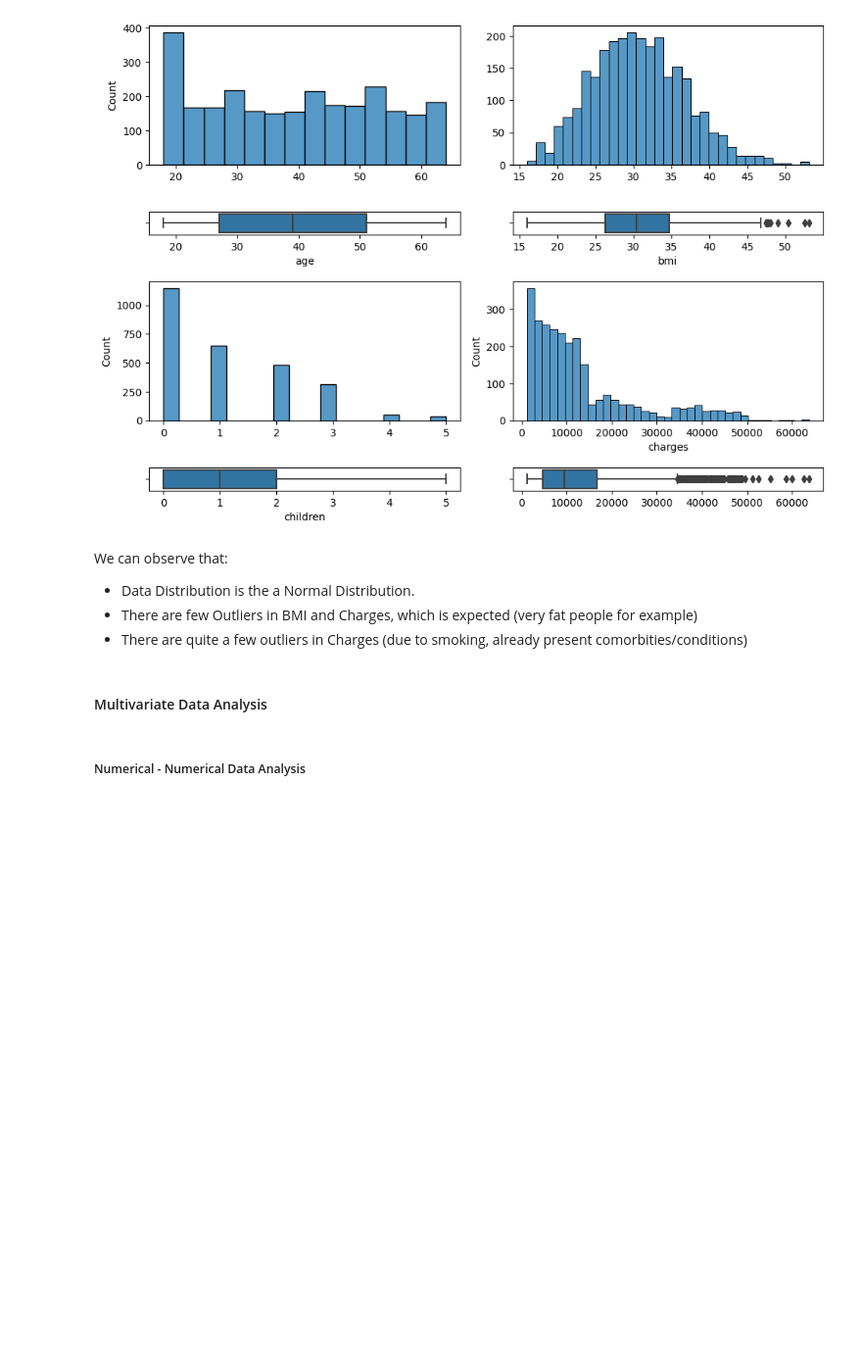
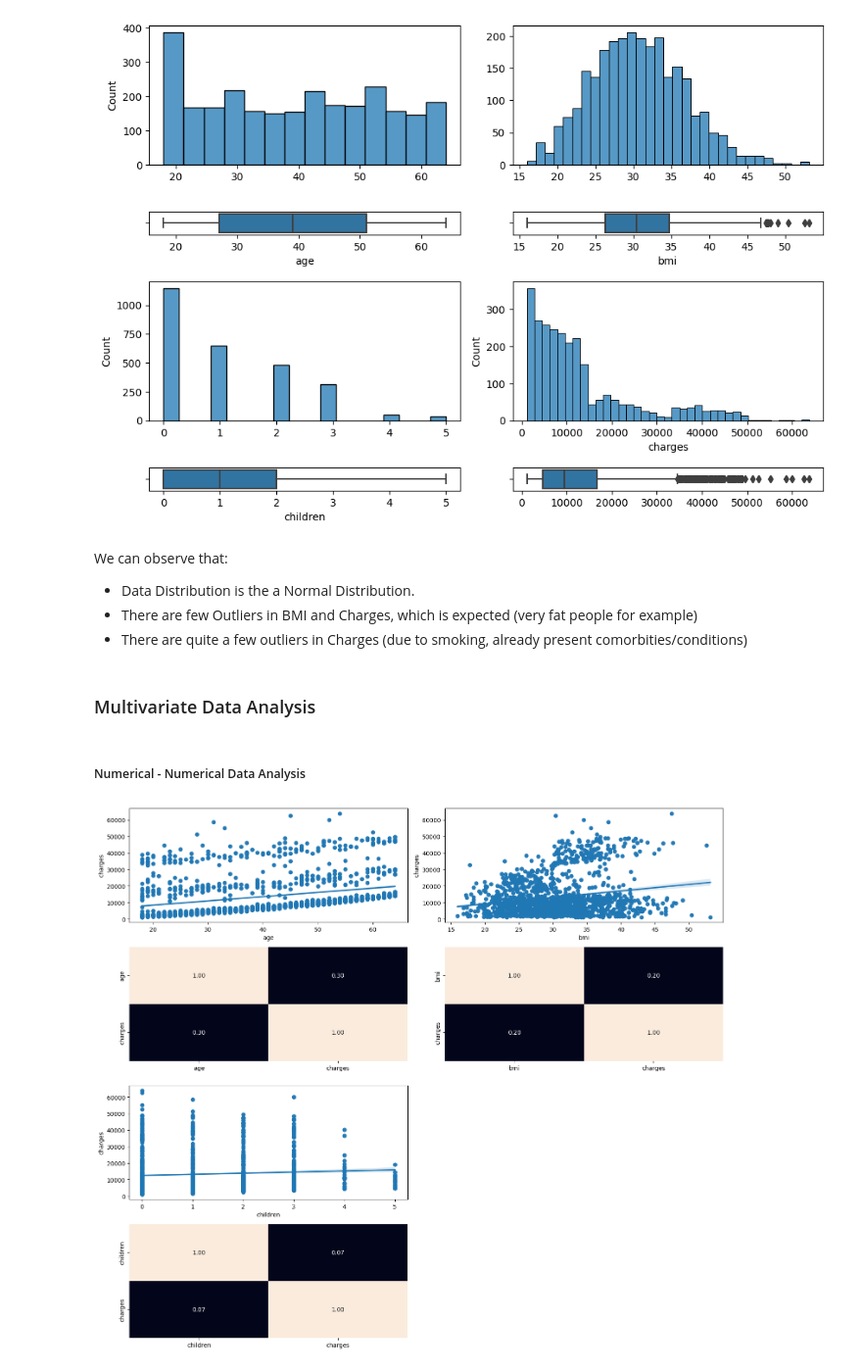
Before and after one commit to athousanddetails/gustavolima-linearregression-eda, a Jupyter notebook: src/explore.ipynb, the cells around one changed output. Shown: that part at 98% size. Cells and saved outputs as stored; diff of their text form; code cells hidden in the pictures; blank space fills up the shorter version.

```diff
--- a/src/explore.ipynb
+++ b/src/explore.ipynb
@@ -115,6 +115,29 @@ We can observe that:
 - There are few Outliers in BMI and Charges, which is expected (very fat people for example)
 - There are quite a few outliers in Charges (due to smoking, already present comorbities/conditions)
 # %% [markdown]
-#### Multivariate Data Analysis
+### Multivariate Data Analysis
 # %% [markdown]
 ##### Numerical - Numerical Data Analysis
+# %%
+# Numerical - Numerical Data Analysis (Target is 'charges')
+
+# Draw a canvas
+fig, axis = plt.subplots(4, 2, figsize=(15, 13))
+
+# Plot the Data (RegPlot and Heatmaps)
+sns.regplot(ax=axis[0,0], data= total_data, x='age', y='charges')
+sns.heatmap(total_data[['age', 'charges']].corr(), annot=True, fmt='.2f', ax=axis[1,0], cbar=False)
+sns.regplot(ax=axis[0,1], data= total_data, x='bmi', y='charges')
+sns.heatmap(total_data[['bmi', 'charges']].corr(), annot=True, fmt='.2f', ax=axis[1,1], cbar=False).set(ylabel=None)
+sns.regplot(ax=axis[2,0], data= total_data, x='children', y='charges')
+sns.heatmap(total_data[['children', 'charges']].corr(), annot=True, fmt='.2f', ax=axis[3,0], cbar=False)
+fig.delaxes(axis[2,1])
+fig.delaxes(axis[3,1])
+
+# Adjust Layout
+plt.tight_layout()
+
+# Plot
+plt.show()
+# %% [output]
+[figure, added]
```
Also changed, not shown: parts of 28 cells of this notebook, 2 other files.
